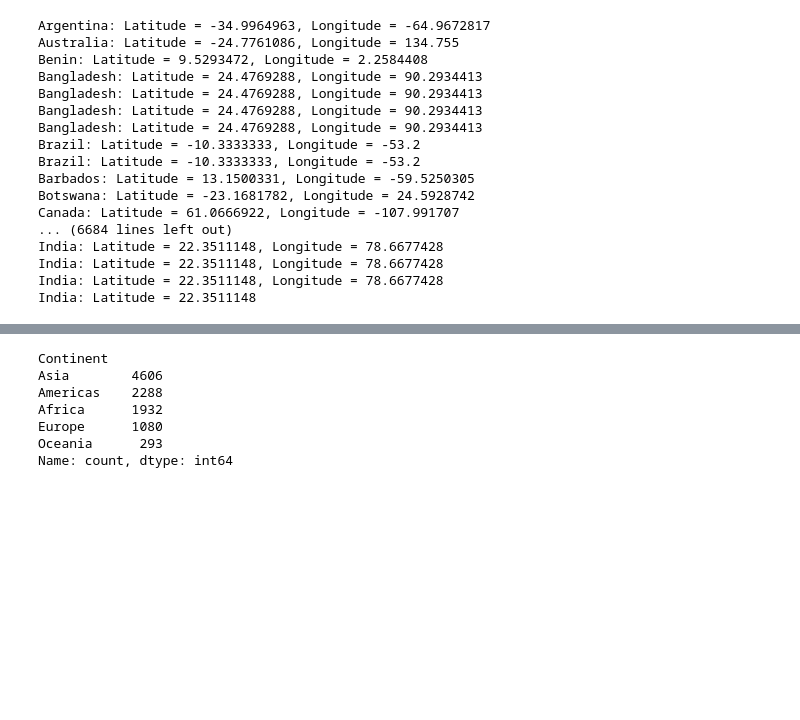
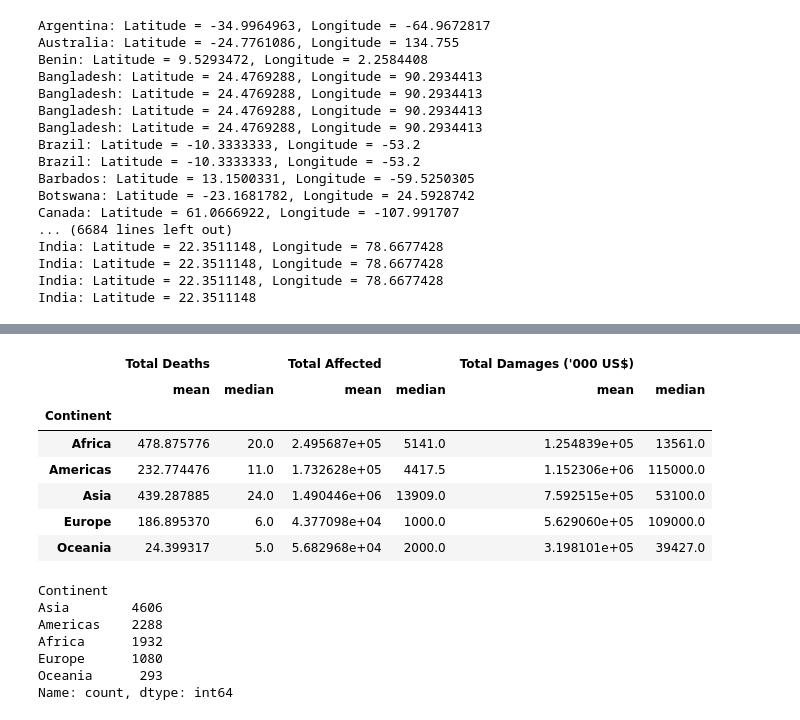
Before and after one commit to SaraJZ95/Global_Natural_Disasters-Analysis-Project-, a Jupyter notebook: anu_main.ipynb, the cells around one changed output, grey strips where cells are left out. Cells and saved outputs as stored; diff of their text form; code cells hidden in the pictures; blank space fills up the shorter version.

```diff
--- a/anu_main.ipynb
+++ b/anu_main.ipynb
@@ -245,3 +230,26 @@ summary_stats
+# %%
+
+# Summary Statistics
+
+summary_stats = clean_disaster_metadata.groupby('Continent')[['Total Deaths', 'Total Affected', "Total Damages ('000 US$)"]].agg(['mean', 'median'])
+
+# Reset index to have 'Continent' as a column for easier reshaping
+summary_stats = summary_stats.reset_index()
+
+# Reshape the DataFrame so that continents are in rows and both mean and median statistics are in columns
+summary_stats_df = summary_stats.set_index('Continent')
+
+# Display the DataFrame
+summary_stats_df
+# %% [output]
+|  | Total Deaths |  | Total Affected |  | Total Damages ('000 US$) |  |
+|  | mean | median | mean | median | mean | median |
+| Continent |  |  |  |  |  |  |
+| Africa | 478.875776 | 20.0 | 2.495687e+05 | 5141.0 | 1.254839e+05 | 13561.0 |
+| Americas | 232.774476 | 11.0 | 1.732628e+05 | 4417.5 | 1.152306e+06 | 115000.0 |
+| Asia | 439.287885 | 24.0 | 1.490446e+06 | 13909.0 | 7.592515e+05 | 53100.0 |
+| Europe | 186.895370 | 6.0 | 4.377098e+04 | 1000.0 | 5.629060e+05 | 109000.0 |
+| Oceania | 24.399317 | 5.0 | 5.682968e+04 | 2000.0 | 3.198101e+05 | 39427.0 |
 # %%
 # Frequency Distribution
 frequency_distribution = clean_disaster_metadata['Continent'].value_counts()
```
Also changed, not shown: parts of 5 cells of this notebook.
